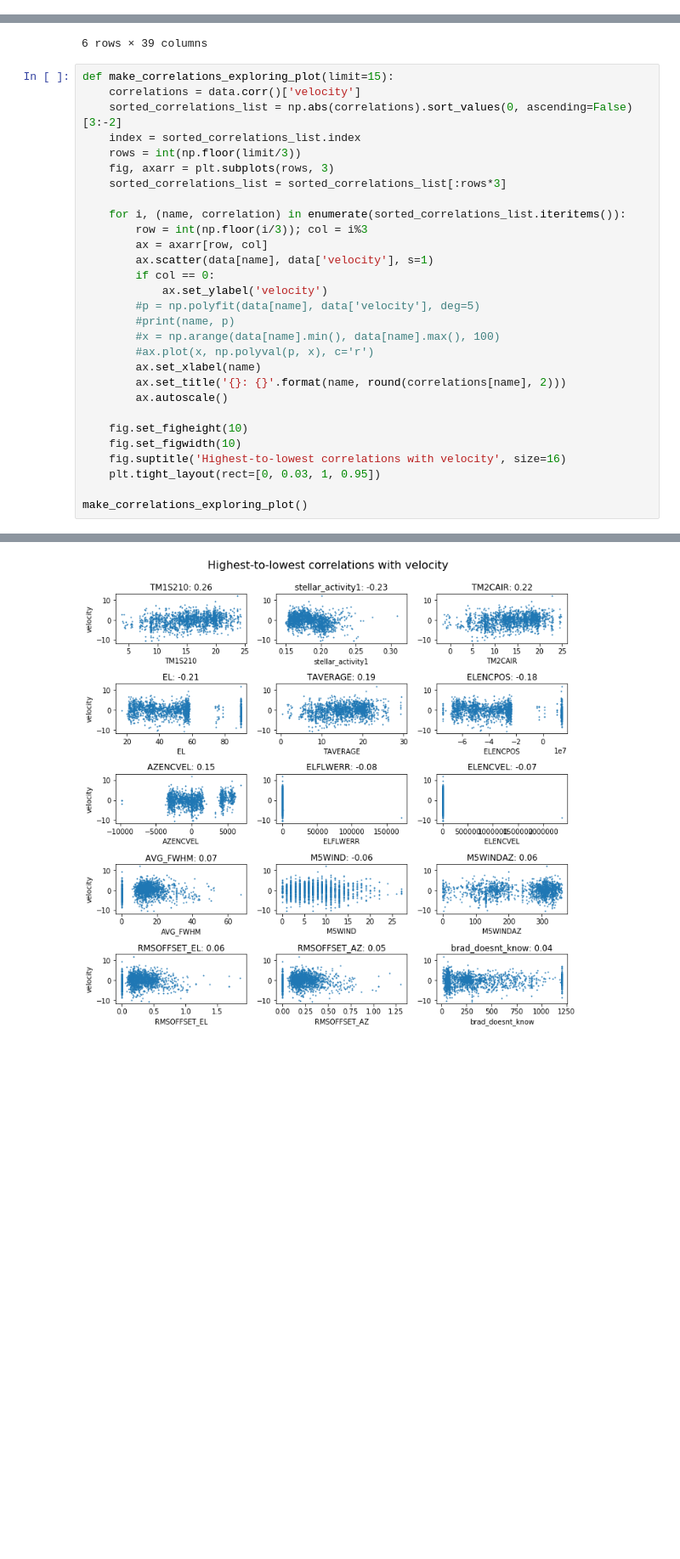
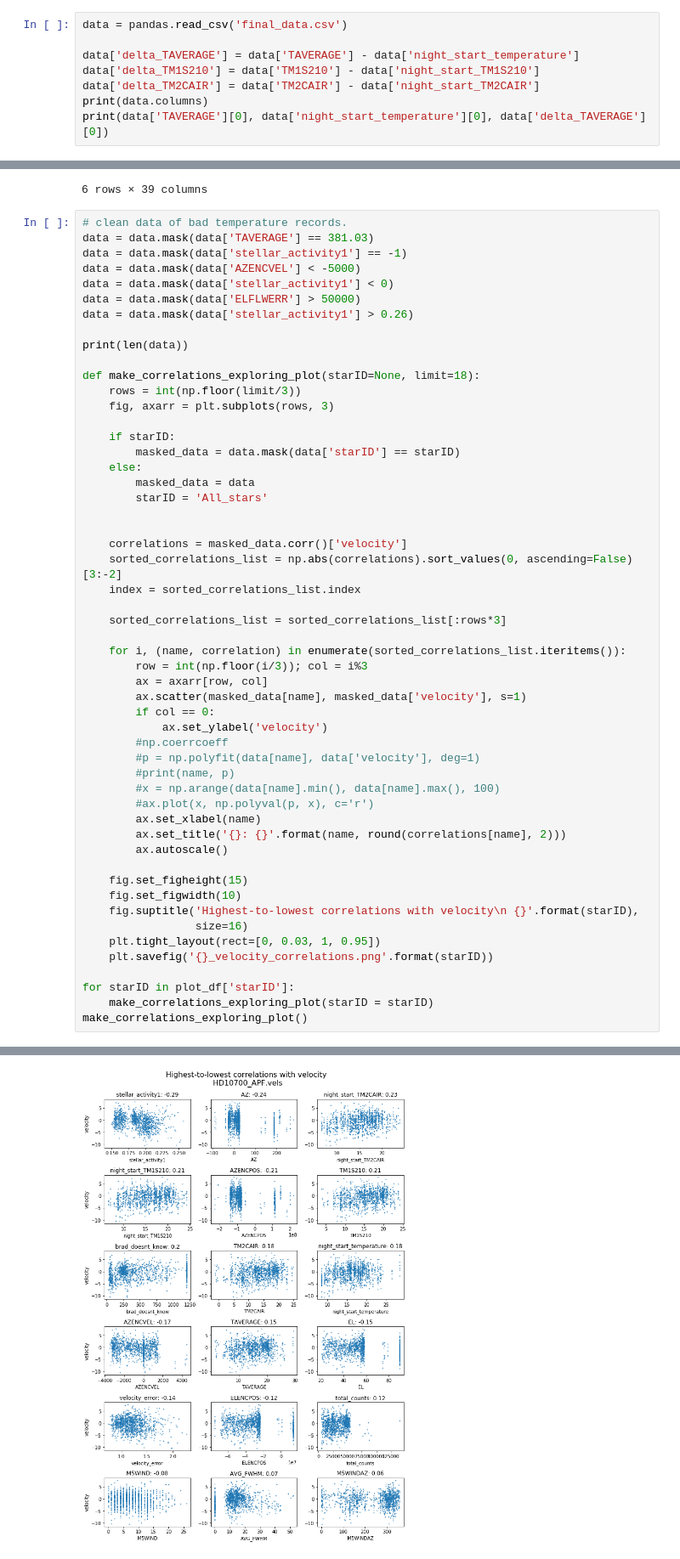
Before and after one commit to adeich/APF_telescope_behavior_study, a Jupyter notebook: basic_glance_at_data .ipynb, the cells around one changed output, grey strips where cells are left out. Shown at 85% size. Cells and saved outputs as stored; diff of their text form; blank space fills up the shorter version.

Commit message:
got basic look at velocity correlations working

```diff
--- a/basic_glance_at_data .ipynb
+++ b/basic_glance_at_data .ipynb
@@ -55,0 +38,8 @@ Index(['DateTimeLocal', 'YearMonthDayHour', 'EpocSeconds',
+# %%
+data = pandas.read_csv('final_data.csv')
+
+data['delta_TAVERAGE'] = data['TAVERAGE'] - data['night_start_temperature']
+data['delta_TM1S210'] = data['TM1S210'] - data['night_start_TM1S210']
+data['delta_TM2CAIR'] = data['TM2CAIR'] - data['night_start_TM2CAIR']
+print(data.columns)
+print(data['TAVERAGE'][0], data['night_start_temperature'][0], data['delta_TAVERAGE'][0])
@@ -163,21 +212,41 @@ data.loc[data['stellar_activity1'] == -1]
 | 1062 | 2018-03-29T04:47:17.088025 | 2018-03-29-04 | 1.522299e+09 | 2018-03-29T04:46:05.0436 | 2018-03-29T04:48:27.0322 | 2.51 | ... |
 6 rows × 39 columns
 # %%
-def make_correlations_exploring_plot(limit=15):
-    correlations = data.corr()['velocity']
+# clean data of bad temperature records.
+data = data.mask(data['TAVERAGE'] == 381.03)
+data = data.mask(data['stellar_activity1'] == -1)
+data = data.mask(data['AZENCVEL'] < -5000)
+data = data.mask(data['stellar_activity1'] < 0)
+data = data.mask(data['ELFLWERR'] > 50000)
+data = data.mask(data['stellar_activity1'] > 0.26)
+
+print(len(data))
+
+def make_correlations_exploring_plot(starID=None, limit=18):
+    rows = int(np.floor(limit/3))
+    fig, axarr = plt.subplots(rows, 3)
+
+    if starID:
+        masked_data = data.mask(data['starID'] == starID)
+    else:
+        masked_data = data
+        starID = 'All_stars'
+
+
+    correlations = masked_data.corr()['velocity']
     sorted_correlations_list = np.abs(correlations).sort_values(0, ascending=False)[3:-2]
     index = sorted_correlations_list.index
-    rows = int(np.floor(limit/3))
-    fig, axarr = plt.subplots(rows, 3)
+
     sorted_correlations_list = sorted_correlations_list[:rows*3]
 
     for i, (name, correlation) in enumerate(sorted_correlations_list.iteritems()):
         row = int(np.floor(i/3)); col = i%3
         ax = axarr[row, col]
-        ax.scatter(data[name], data['velocity'], s=1)
+        ax.scatter(masked_data[name], masked_data['velocity'], s=1)
         if col == 0:
             ax.set_ylabel('velocity')
-        #p = np.polyfit(data[name], data['velocity'], deg=5)
+        #np.coerrcoeff
+        #p = np.polyfit(data[name], data['velocity'], deg=1)
         #print(name, p)
         #x = np.arange(data[name].min(), data[name].max(), 100)
         #ax.plot(x, np.polyval(p, x), c='r')
@@ -185,10 +254,14 @@ def make_correlations_exploring_plot(limit=15):
         ax.set_title('{}: {}'.format(name, round(correlations[name], 2)))
         ax.autoscale()
 
-    fig.set_figheight(10)
+    fig.set_figheight(15)
     fig.set_figwidth(10)
-    fig.suptitle('Highest-to-lowest correlations with velocity', size=16)
+    fig.suptitle('Highest-to-lowest correlations with velocity\n {}'.format(starID),
+                 size=16)
     plt.tight_layout(rect=[0, 0.03, 1, 0.95])
+    plt.savefig('{}_velocity_correlations.png'.format(starID))
 
+for starID in plot_df['starID']:
+    make_correlations_exploring_plot(starID = starID)
 make_correlations_exploring_plot()
 # %% [output]
@@ -195 +269 @@ make_correlations_exploring_plot()
-[figure, old version]
+[figure, new version]
```
Also changed, not shown: parts of 6 cells of this notebook, 2 other files.
